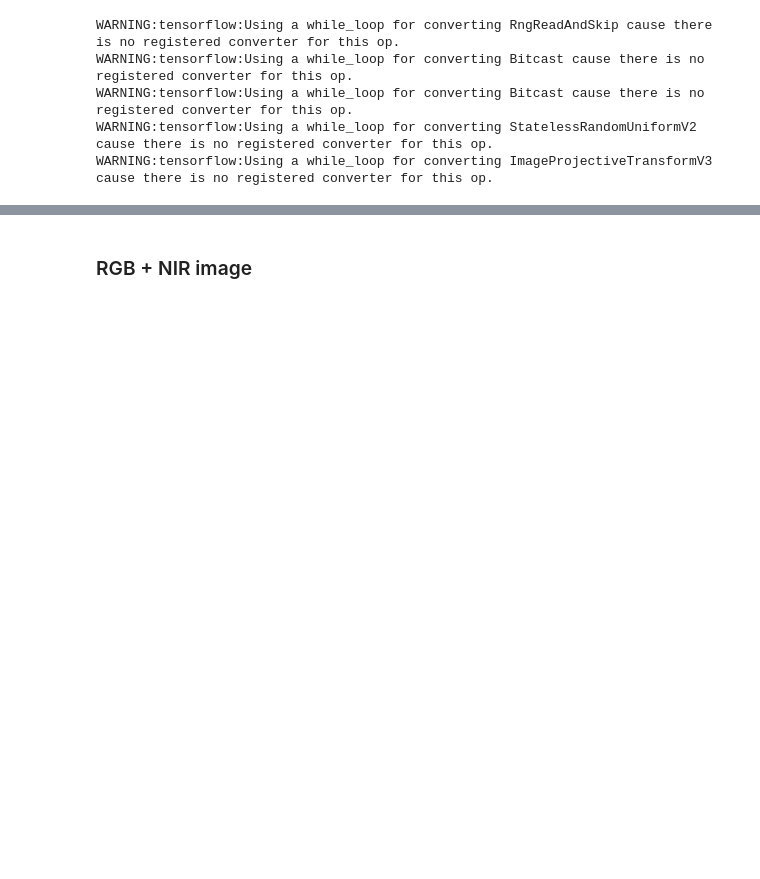
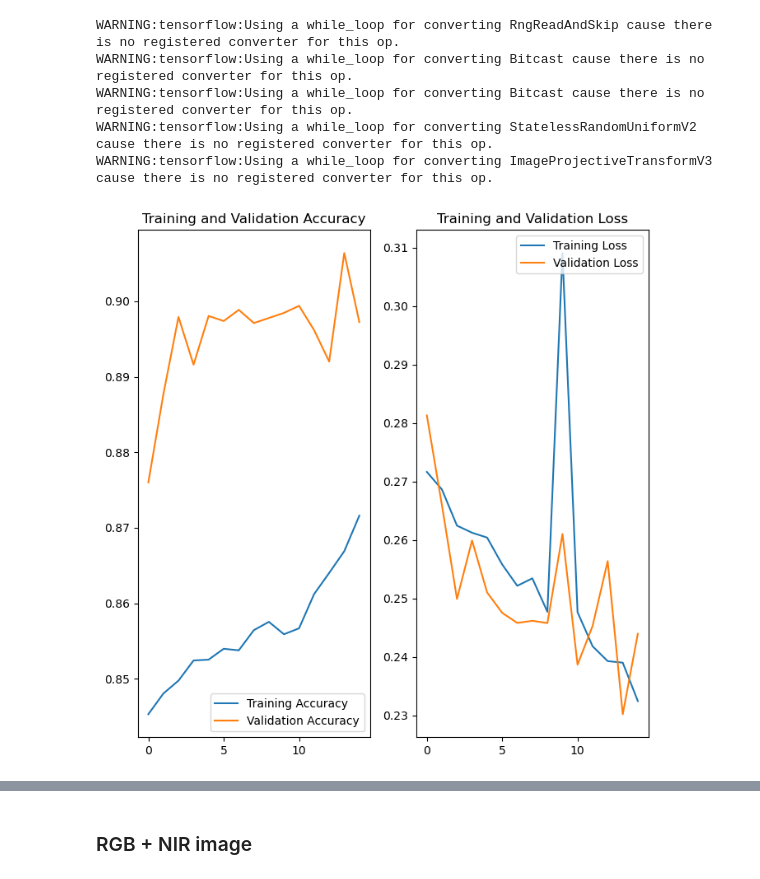
Before and after one commit to ccpfoye/IPEO_Group3_Project, a Jupyter notebook: load_data.ipynb, the cells around one changed output, grey strips where cells are left out. Saved outputs shown, nothing was run; the diff lists cells and outputs as text; code cells hidden in the pictures; blank space fills up the shorter version.

```diff
--- a/load_data.ipynb
+++ b/load_data.ipynb
@@ -230,7 +247,7 @@ plot_results(history_classweights,epochs)
 # %%
 model_augment = Sequential([
   preprocessing.RandomFlip("horizontal"),
-  preprocessing.RandomRotation(0.2),
+  preprocessing.RandomRotation(0.1),
   layers.Conv2D(16, 12, padding='same', activation='relu'),
   layers.MaxPooling2D(),
   layers.Conv2D(32, 12, padding='same', activation='relu'),
@@ -249,7 +266,7 @@ model_augment.compile(optimizer='adam',
 history_classweights_augment = model_augment.fit(
   train_dataset,
   validation_data=validation_dataset,
-  epochs=epochs,
+  epochs=15,
   class_weight = class_weights
 )
 # %% [output]
@@ -279,6 +296,10 @@ WARNING:tensorflow:Using a while_loop for converting Bitcast cause there is no r
 WARNING:tensorflow:Using a while_loop for converting Bitcast cause there is no registered converter for this op.
 WARNING:tensorflow:Using a while_loop for converting StatelessRandomUniformV2 cause there is no registered converter for this op.
 WARNING:tensorflow:Using a while_loop for converting ImageProjectiveTransformV3 cause there is no registered converter for this op.
+# %%
+plot_results(history_classweights_augment,15)
+# %% [output]
+[figure, added]
 # %%
 confusion_matrix_plot(model_augment_classweights,validation_dataset)
 # %% [output]
```
Also changed, not shown: parts of 27 cells of this notebook, 8 other files.
